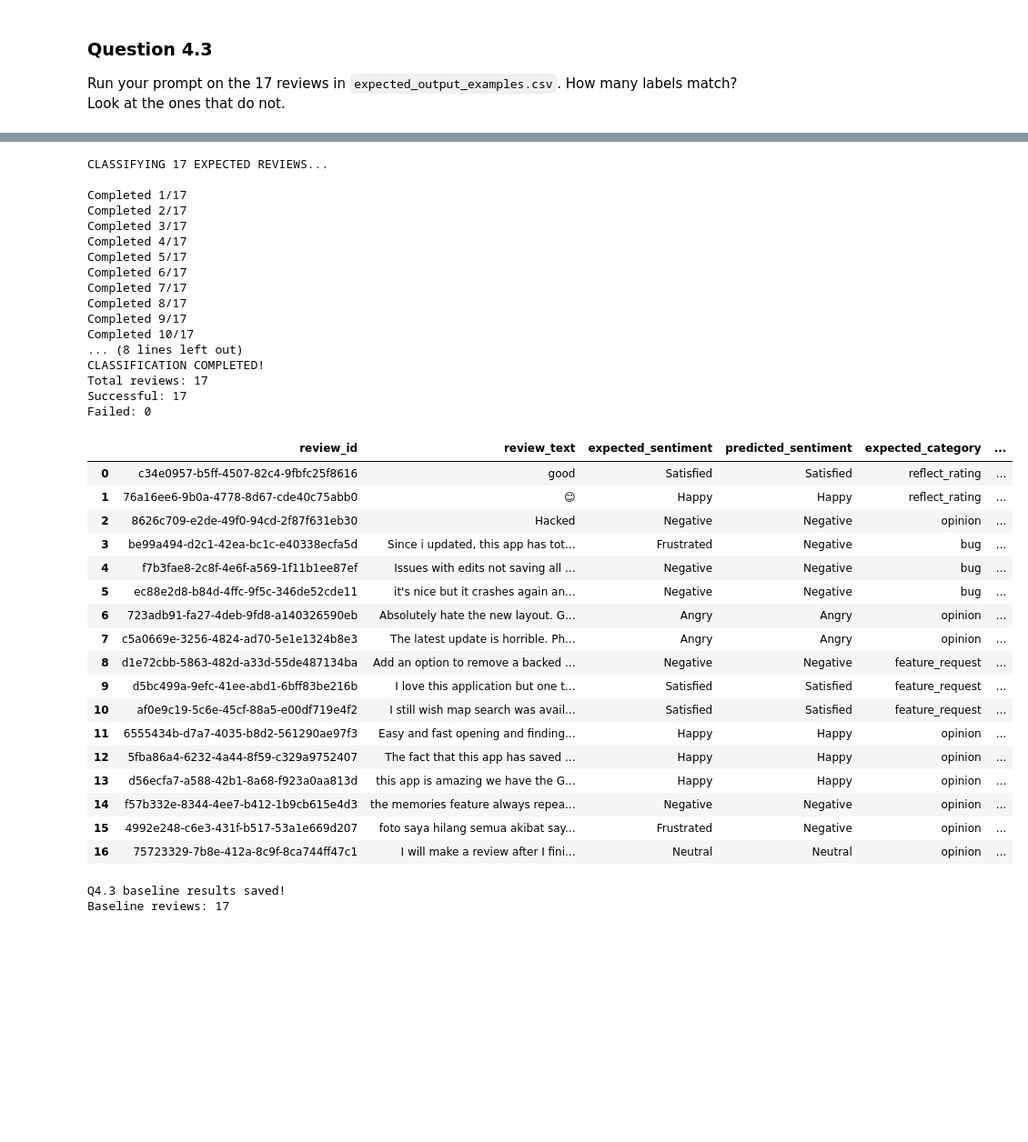
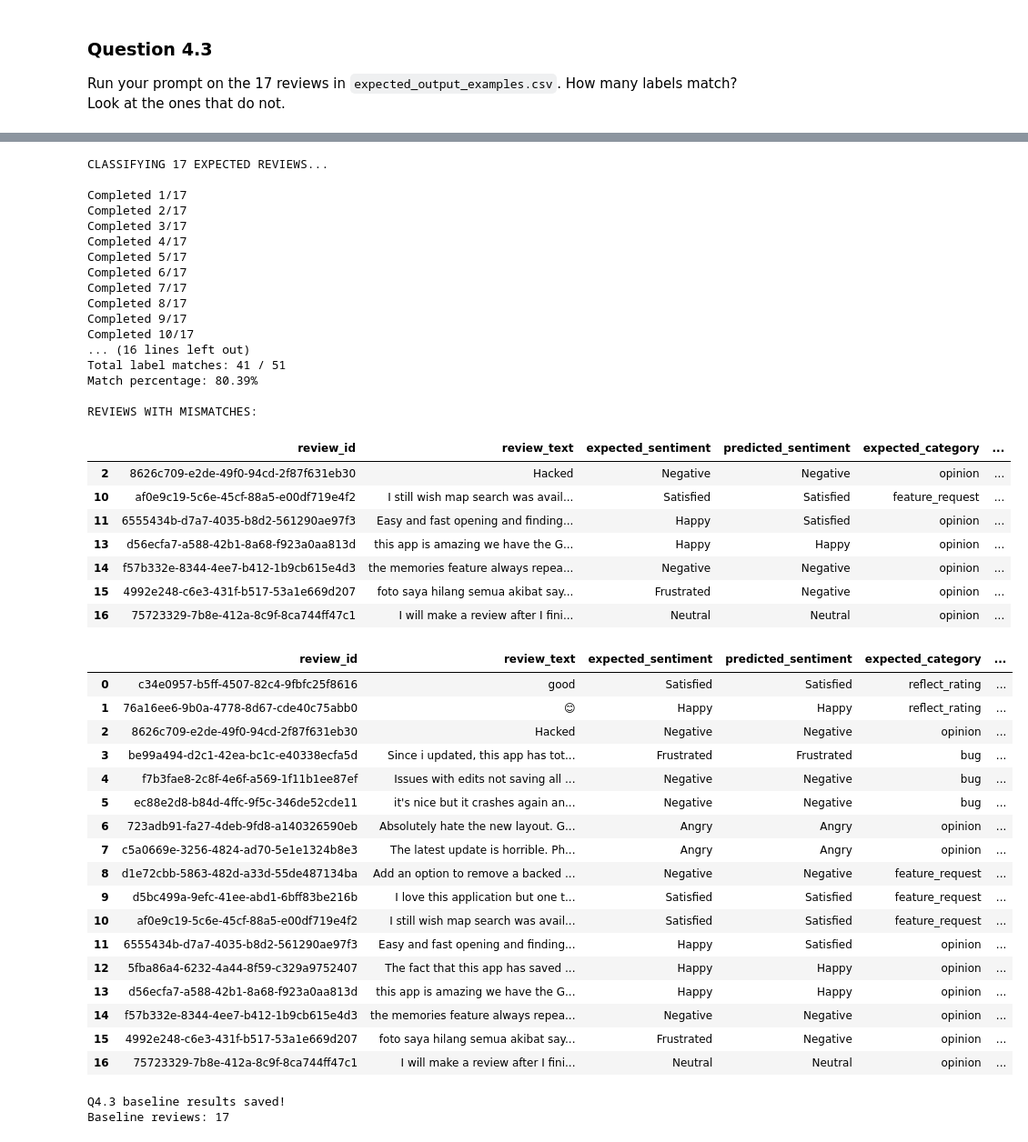
Before and after one commit to vishal0205/Google-Photo-Review-Analyser-, a Jupyter notebook: Review_Analyser_Starter.ipynb, the cells around one changed output, grey strips where cells are left out. Shown at 91% size. Drawn from its saved outputs; the diff is of its cells as text; code cells hidden in the pictures; blank space fills up the shorter version.

```diff
--- a/Review_Analyser_Starter.ipynb
+++ b/Review_Analyser_Starter.ipynb
@@ -1605,57 +1771,98 @@ for i, row in expected_df.iterrows():
 
     if result["status"] == "success":
         print(f"Completed {i + 1}/17")
     else:
         print(f"Failed {i + 1}/17: {result['error']}")
 
 
 # Store predictions
 results_df = pd.DataFrame(predictions)
 
 print("\nCLASSIFICATION COMPLETED!")
 print("Total reviews:", len(results_df))
 print("Successful:", (results_df["status"] == "success").sum())
 print("Failed:", (results_df["status"] == "failed").sum())
 
+# Compare expected and predicted labels
+
+for label in ["sentiment", "category", "topic"]:
+    results_df[f"{label}_match"] = (
+        results_df[f"expected_{label}"] ==
+        results_df[f"predicted_{label}"]
+    )
+
+    print(
+        f"{label.capitalize()} matches:",
+        results_df[f"{label}_match"].sum(),
+        "/",
+        len(results_df)
+    )
+
+# Calculate total individual label matches
+total_matches = results_df[
+    ["sentiment_match", "category_match", "topic_match"]
+].sum().sum()
+
+total_labels = len(results_df) * 3
+
+print("\nTotal label matches:", total_matches, "/", total_labels)
+print("Match percentage:", f"{total_matches / total_labels:.2%}")
+
+# Display reviews where at least one label is incorrect
+mismatches = results_df[
+    ~results_df[
+        ["sentiment_match", "category_match", "topic_match"]
+    ].all(axis=1)
+]
+
+print("\nREVIEWS WITH MISMATCHES:")
+display(mismatches)
+
+
 display(results_df)
-
-# Preserve baseline results
-baseline_results_df = results_df.copy()
 # %% [output]
 CLASSIFYING 17 EXPECTED REVIEWS...
 
 Completed 1/17
 Completed 2/17
 Completed 3/17
 Completed 4/17
 Completed 5/17
 Completed 6/17
 Completed 7/17
 Completed 8/17
 Completed 9/17
 Completed 10/17
-... (8 lines left out)
-CLASSIFICATION COMPLETED!
-Total reviews: 17
-Successful: 17
-Failed: 0
+... (16 lines left out)
+Total label matches: 41 / 51
+Match percentage: 80.39%
+
+REVIEWS WITH MISMATCHES:
 |  | review_id | review_text | expected_sentiment | predicted_sentiment | expected_category | ... |
-| 0 | c34e0957-b5ff-4507-82c4-9fbfc25f8616 | good | Satisfied | Satisfied | reflect_rating | ... |
-| 1 | 76a16ee6-9b0a-4778-8d67-cde40c75abb0 | 😊 | Happy | Happy | reflect_rating | ... |
 | 2 | 8626c709-e2de-49f0-94cd-2f87f631eb30 | Hacked | Negative | Negative | opinion | ... |
-| 3 | be99a494-d2c1-42ea-bc1c-e40338ecfa5d | Since i updated, this app has tot... | Frustrated | Negative | bug | ... |
-| 4 | f7b3fae8-2c8f-4e6f-a569-1f11b1ee87ef | Issues with edits not saving all ... | Negative | Negative | bug | ... |
-| 5 | ec88e2d8-b84d-4ffc-9f5c-346de52cde11 | it's nice but it crashes again an... | Negative | Negative | bug | ... |
-| 6 | 723adb91-fa27-4deb-9fd8-a140326590eb | Absolutely hate the new layout. G... | Angry | Angry | opinion | ... |
-| 7 | c5a0669e-3256-4824-ad70-5e1e1324b8e3 | The latest update is horrible. Ph... | Angry | Angry | opinion | ... |
-| 8 | d1e72cbb-5863-482d-a33d-55de487134ba | Add an option to remove a backed ... | Negative | Negative | feature_request | ... |
-| 9 | d5bc499a-9efc-41ee-abd1-6bff83be216b | I love this application but one t... | Satisfied | Satisfied | feature_request | ... |
 | 10 | af0e9c19-5c6e-45cf-88a5-e00df719e4f2 | I still wish map search was avail... | Satisfied | Satisfied | feature_request | ... |
-| 11 | 6555434b-d7a7-4035-b8d2-561290ae97f3 | Easy and fast opening and finding... | Happy | Happy | opinion | ... |
-| 12 | 5fba86a4-6232-4a44-8f59-c329a9752407 | The fact that this app has saved ... | Happy | Happy | opinion | ... |
+| 11 | 6555434b-d7a7-4035-b8d2-561290ae97f3 | Easy and fast opening and finding... | Happy | Satisfied | opinion | ... |
 | 13 | d56ecfa7-a588-42b1-8a68-f923a0aa813d | this app is amazing we have the G... | Happy | Happy | opinion | ... |
 | 14 | f57b332e-8344-4ee7-b412-1b9cb615e4d3 | the memories feature always repea... | Negative | Negative | opinion | ... |
 | 15 | 4992e248-c6e3-431f-b517-53a1e669d207 | foto saya hilang semua akibat say... | Frustrated | Negative | opinion | ... |
 | 16 | 75723329-7b8e-412a-8c9f-8ca744ff47c1 | I will make a review after I fini... | Neutral | Neutral | opinion | ... |
+|  | review_id | review_text | expected_sentiment | predicted_sentiment | expected_category | ... |
+| 0 | c34e0957-b5ff-4507-82c4-9fbfc25f8616 | good | Satisfied | Satisfied | reflect_rating | ... |
+| 1 | 76a16ee6-9b0a-4778-8d67-cde40c75abb0 | 😊 | Happy | Happy | reflect_rating | ... |
+| 2 | 8626c709-e2de-49f0-94cd-2f87f631eb30 | Hacked | Negative | Negative | opinion | ... |
+| 3 | be99a494-d2c1-42ea-bc1c-e40338ecfa5d | Since i updated, this app has tot... | Frustrated | Frustrated | bug | ... |
+| 4 | f7b3fae8-2c8f-4e6f-a569-1f11b1ee87ef | Issues with edits not saving all ... | Negative | Negative | bug | ... |
+| 5 | ec88e2d8-b84d-4ffc-9f5c-346de52cde11 | it's nice but it crashes again an... | Negative | Negative | bug | ... |
+| 6 | 723adb91-fa27-4deb-9fd8-a140326590eb | Absolutely hate the new layout. G... | Angry | Angry | opinion | ... |
+| 7 | c5a0669e-3256-4824-ad70-5e1e1324b8e3 | The latest update is horrible. Ph... | Angry | Angry | opinion | ... |
+| 8 | d1e72cbb-5863-482d-a33d-55de487134ba | Add an option to remove a backed ... | Negative | Negative | feature_request | ... |
+| 9 | d5bc499a-9efc-41ee-abd1-6bff83be216b | I love this application but one t... | Satisfied | Satisfied | feature_request | ... |
+| 10 | af0e9c19-5c6e-45cf-88a5-e00df719e4f2 | I still wish map search was avail... | Satisfied | Satisfied | feature_request | ... |
+| 11 | 6555434b-d7a7-4035-b8d2-561290ae97f3 | Easy and fast opening and finding... | Happy | Satisfied | opinion | ... |
+| 12 | 5fba86a4-6232-4a44-8f59-c329a9752407 | The fact that this app has saved ... | Happy | Happy | opinion | ... |
+| 13 | d56ecfa7-a588-42b1-8a68-f923a0aa813d | this app is amazing we have the G... | Happy | Happy | opinion | ... |
+| 14 | f57b332e-8344-4ee7-b412-1b9cb615e4d3 | the memories feature always repea... | Negative | Negative | opinion | ... |
+| 15 | 4992e248-c6e3-431f-b517-53a1e669d207 | foto saya hilang semua akibat say... | Frustrated | Negative | opinion | ... |
+| 16 | 75723329-7b8e-412a-8c9f-8ca744ff47c1 | I will make a review after I fini... | Neutral | Neutral | opinion | ... |
 # %%
 # Preserve Q4.3 baseline results
```
Also changed, not shown: parts of 13 cells of this notebook, 1 other file.
